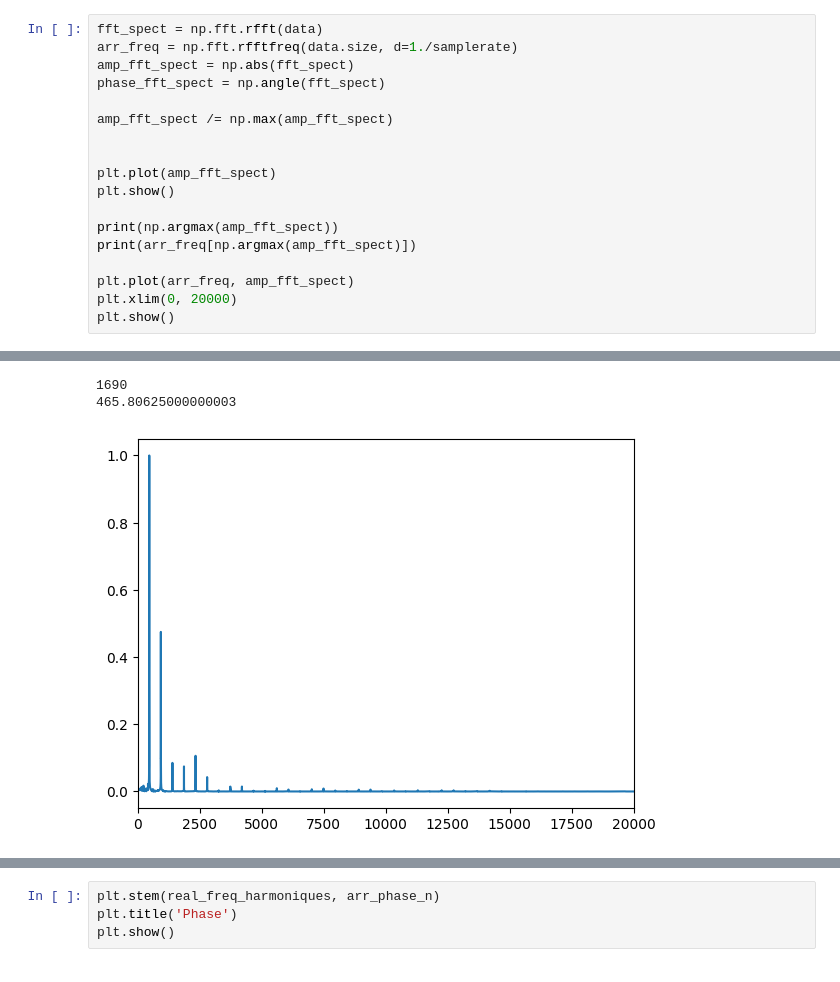
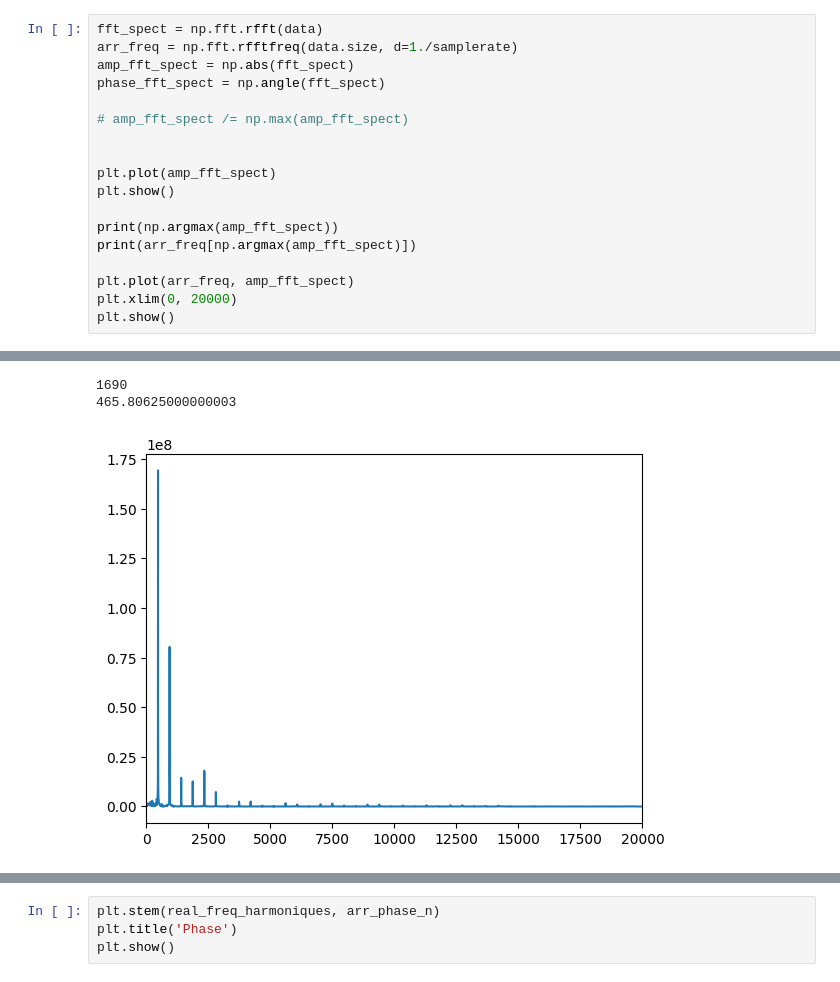
Before and after one commit to jactymilena/APP3_S5, a Jupyter notebook: problematique.ipynb, the cells around one changed output, grey strips where cells are left out. Drawn from its saved outputs; the diff is of its cells as text.

```diff
--- a/problematique.ipynb
+++ b/problematique.ipynb
@@ -20,7 +20,7 @@ arr_freq = np.fft.rfftfreq(data.size, d=1./samplerate)
 amp_fft_spect = np.abs(fft_spect)
 phase_fft_spect = np.angle(fft_spect)
 
-amp_fft_spect /= np.max(amp_fft_spect)
+# amp_fft_spect /= np.max(amp_fft_spect)
 
 
 plt.plot(amp_fft_spect)
@@ -37,6 +37,6 @@ plt.show()
 1690
 465.80625000000003
-[figure, old version]
+[figure, new version]
 # %%
 # Aller chercher les 32 plus grosses amp et leur freq
 N = 32
```
Also changed, not shown: parts of 5 cells of this notebook.
